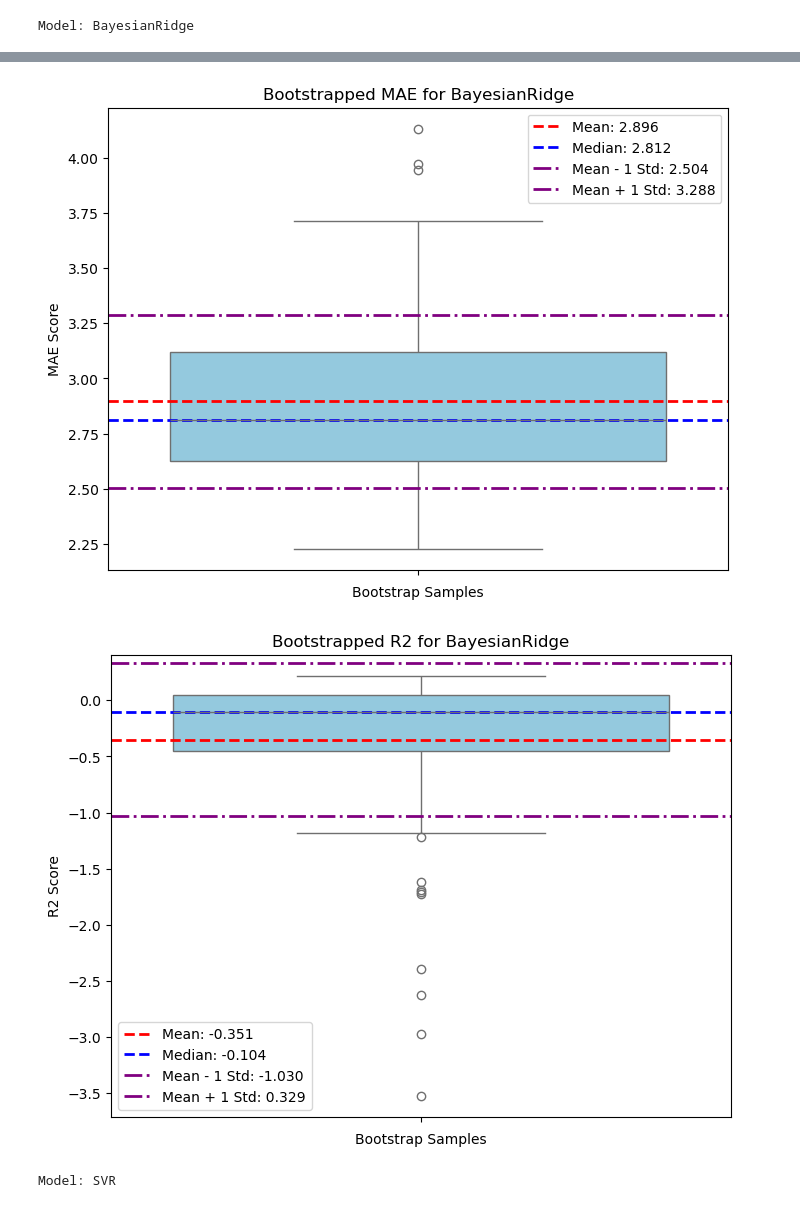
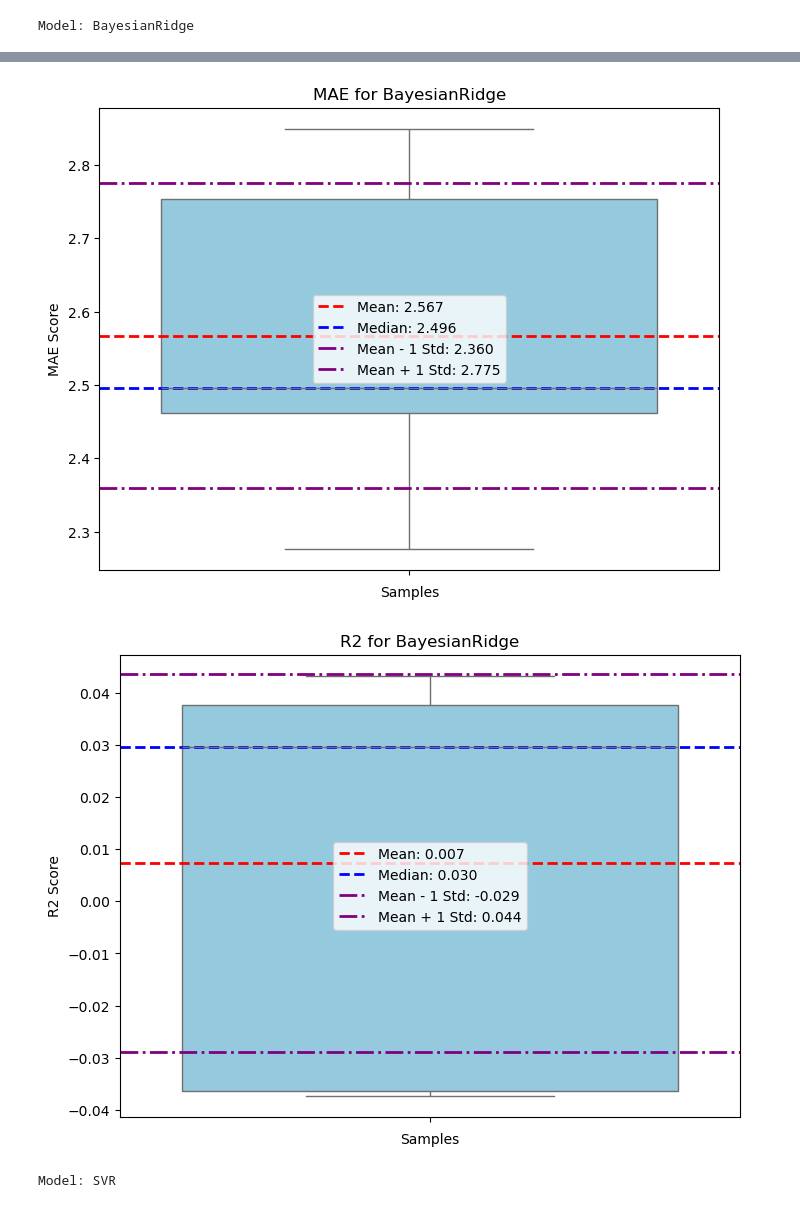
Before and after one commit to RafailTn/Assignment-1, a Jupyter notebook: notebooks/model_analysis.ipynb, the cells around one changed output, grey strips where cells are left out. Cells and saved outputs as stored; diff of their text form; code cells hidden in the pictures.

```diff
--- a/notebooks/model_analysis.ipynb
+++ b/notebooks/model_analysis.ipynb
@@ -33,7 +33,8 @@ for model in [ElasticNet(), BayesianRidge(), SVR()]:
     pipeline = functions.create_pipeline(model)
     preds, trained_pipeline = functions.train_model_and_predict(x, y, val_x, pipeline, filename=model.__class__.__name__)
     # Calculate metrics
-    rmse_scores, mae_scores, r2_scores = functions.bootstrap(x, y, val_x, val_y, trained_pipeline)
+    scores = functions.bootstrap(x, y, val_x, val_y, trained_pipeline, n_iter=20, bstrap=False, kf=True)
+    rmse_scores, mae_scores, r2_scores = scores['rmse_scores'], scores['mae_scores'], scores['r2_scores']
     mean_rmse, std_rmse, median_rmse = functions.calculate_statistics(rmse_scores)
     mean_mae, std_mae, median_mae = functions.calculate_statistics(mae_scores)
     mean_r2, std_r2, median_r2 = functions.calculate_statistics(r2_scores)
@@ -51,3 +52,3 @@ Model: BayesianRidge
-[figure, old version]
+[figure, new version]
-[figure, old version]
+[figure, new version]
 Model: SVR
```
Also changed, not shown: parts of 2 cells of this notebook, 2 other files.
